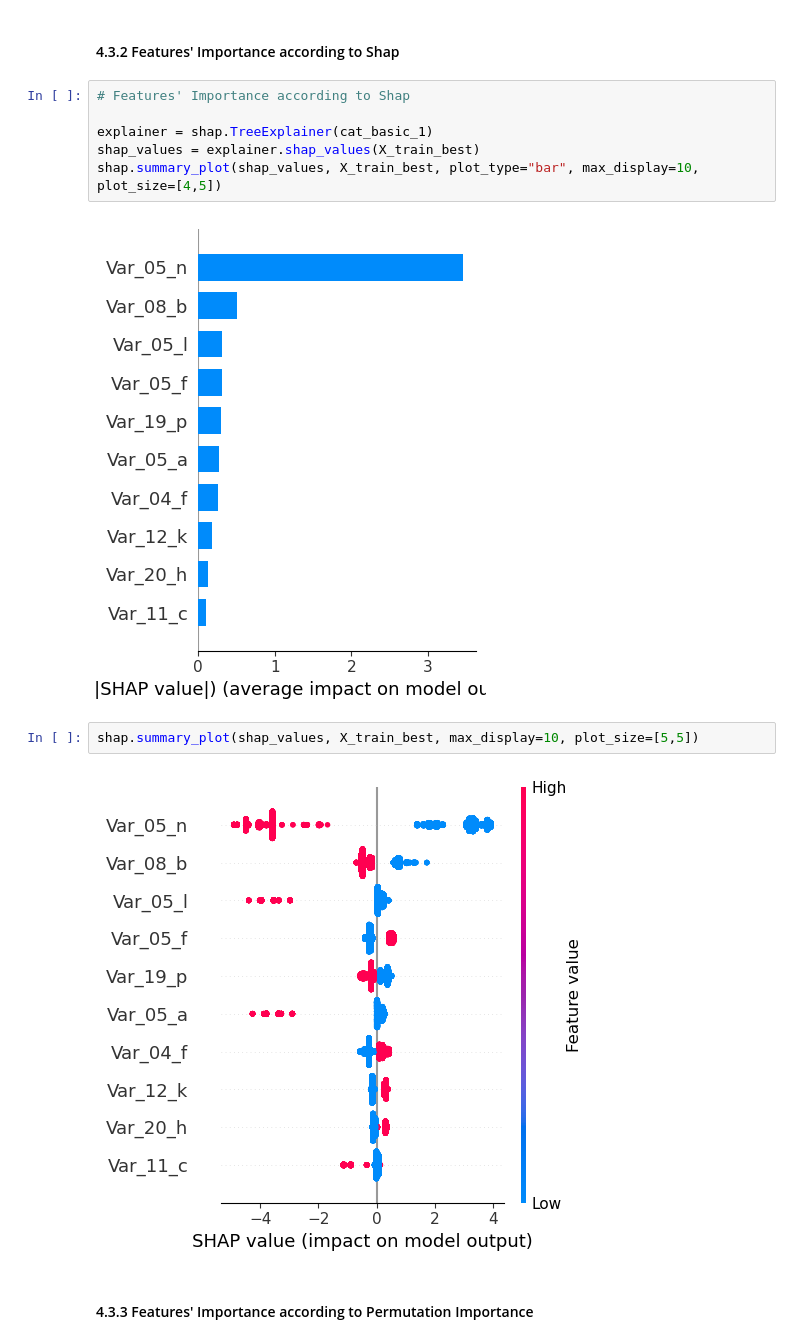
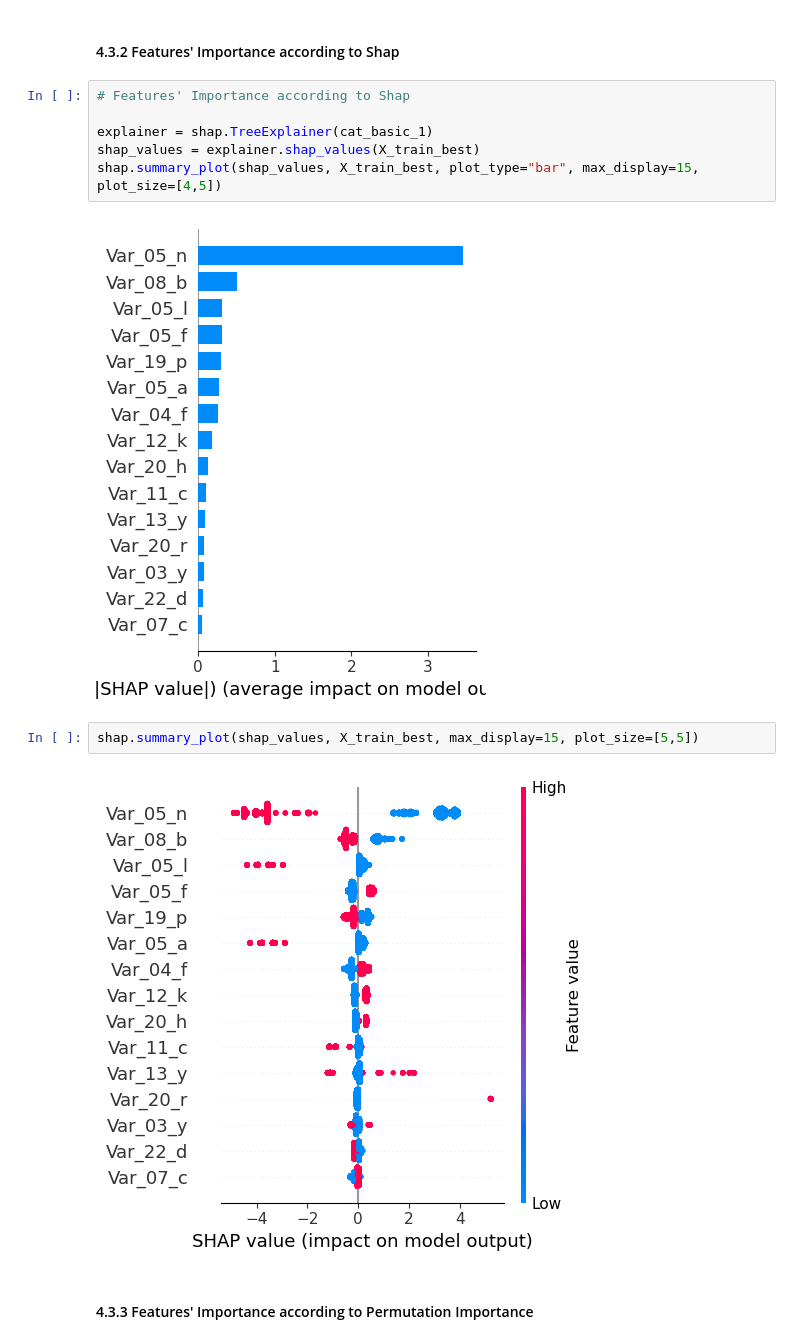
Before and after one commit to vhdezfranco/MasteCard-Mushrooms, a Jupyter notebook: Mastercard_FinancialCrime_Exercise _VeniaminHernandez-V1.ipynb, the cells around one changed output. Drawn from its saved outputs; the diff is of its cells as text.

```diff
--- a/Mastercard_FinancialCrime_Exercise _VeniaminHernandez-V1.ipynb
+++ b/Mastercard_FinancialCrime_Exercise _VeniaminHernandez-V1.ipynb
@@ -535,13 +535,13 @@ df_gp_imp.head(10)
 
 explainer = shap.TreeExplainer(cat_basic_1)
 shap_values = explainer.shap_values(X_train_best)
-shap.summary_plot(shap_values, X_train_best, plot_type="bar", max_display=10, plot_size=[4,5])
+shap.summary_plot(shap_values, X_train_best, plot_type="bar", max_display=15, plot_size=[4,5])
 # %% [output]
-[figure, old version]
+[figure, new version]
 # %%
-shap.summary_plot(shap_values, X_train_best, max_display=10, plot_size=[5,5])
+shap.summary_plot(shap_values, X_train_best, max_display=15, plot_size=[5,5])
 # %% [output]
-[figure, old version]
+[figure, new version]
 # %% [markdown]
 #### 4.3.3 Features' Importance according to Permutation Importance
 # %%
```
Also changed, not shown: parts of 2 cells of this notebook.
